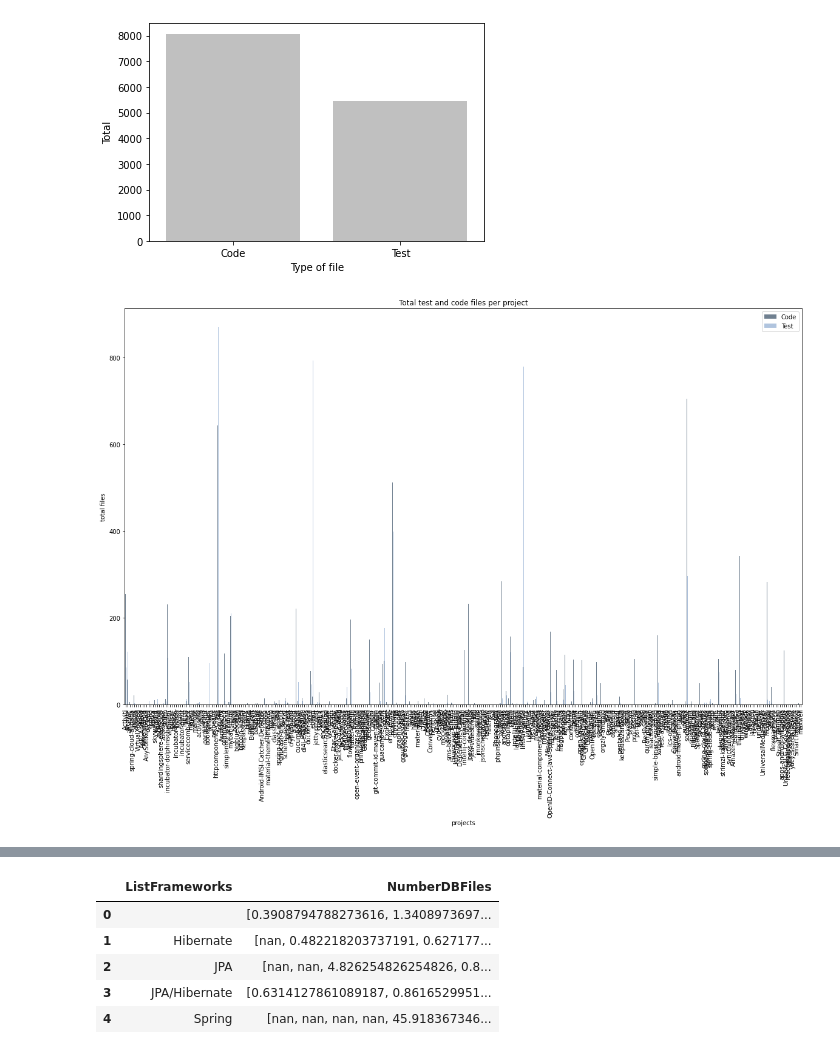
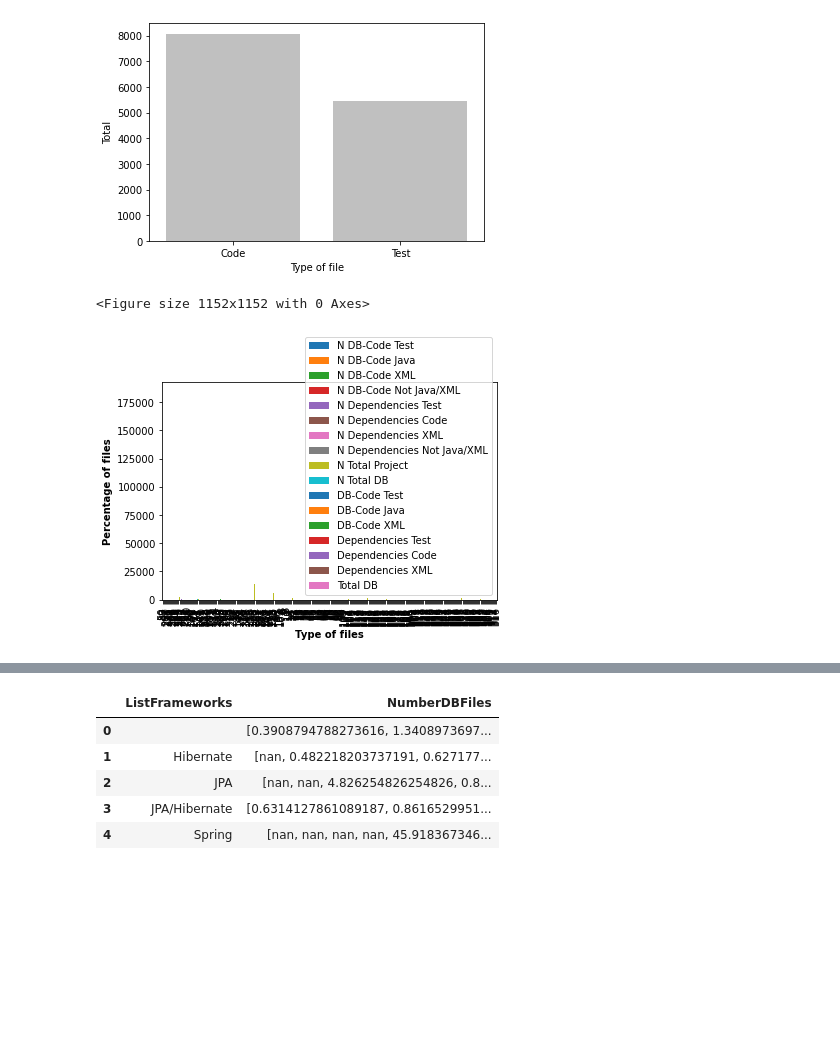
Before and after one commit to gems-uff/db-mining, a Jupyter notebook: src/results_implementation_characterization.ipynb, the cells around one changed output, grey strips where cells are left out. Cells and saved outputs as stored; diff of their text form; code cells hidden in the pictures; blank space fills up the shorter version.

```diff
--- a/src/results_implementation_characterization.ipynb
+++ b/src/results_implementation_characterization.ipynb
@@ -204,16 +225,18 @@ sns.barplot(x = 'Type of file', y = 'Total', data = dados, color = 'silver')
 <AxesSubplot:xlabel='Type of file', ylabel='Total'>
 [figure]
 # %%
-type_of_files  = number_of_files[['Project', 'Code', 'Test']]
-type_of_files = type_of_files.set_index('Project')
+import matplotlib.pyplot as plt
 
-type_of_files.iloc[0:].plot(kind='bar', title="Total test and code files per project", color = ['slategrey', 'lightsteelblue'])
-plt.xlabel("projects")
-plt.ylabel("total files")
-plt.rcParams.update({'font.size': 18})
-plt.gcf().set_size_inches(20, 12)
+plt.figure(figsize =(16, 16))
+
+stud_bplt = data_with_index.plot.bar(column=['N Total DB', 'N Dependencies Code'])
+
+plt.xlabel("Type of files", fontweight = "bold")
+plt.ylabel("Percentage of files" , fontweight = "bold")
+plt.show()
 # %% [output]
+<Figure size 1152x1152 with 0 Axes>
-[figure, old version]
+[figure, new version]
 # %%
 from apyori import apriori
 
```
Also changed, not shown: parts of 3 cells of this notebook, 12 other files.
